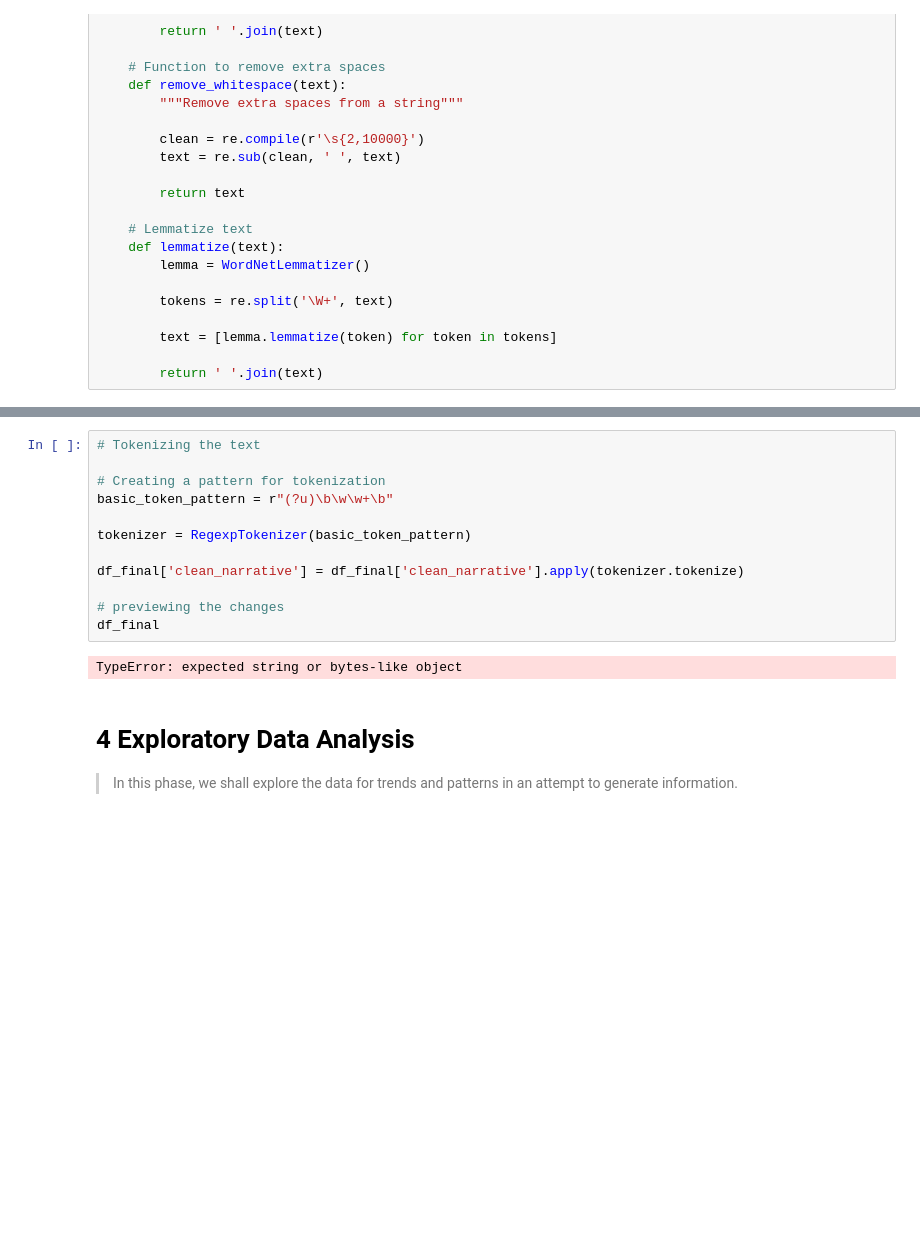
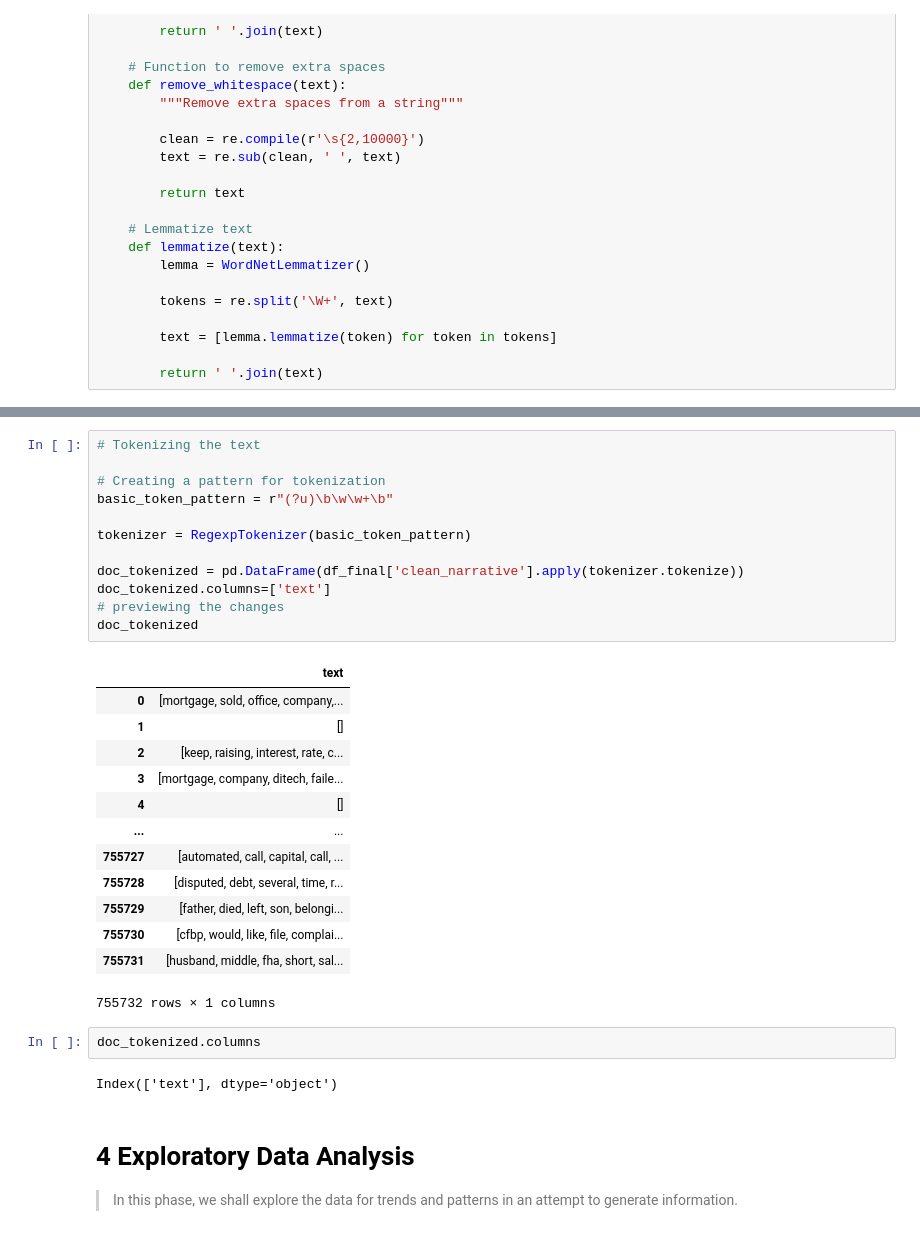
Before and after one commit to abnormalDistribute/Capstone-Project---Consumer-Complaints, a Jupyter notebook: index.ipynb, the cells around one changed output, grey strips where cells are left out. Cells and saved outputs as stored; diff of their text form; blank space fills up the shorter version.

```diff
--- a/index.ipynb
+++ b/index.ipynb
@@ -945,17 +925,33 @@ df_final
 # %%
 # Tokenizing the text
 
 # Creating a pattern for tokenization
 basic_token_pattern = r"(?u)\b\w\w+\b"
 
 tokenizer = RegexpTokenizer(basic_token_pattern)
 
-df_final['clean_narrative'] = df_final['clean_narrative'].apply(tokenizer.tokenize)
-
+doc_tokenized = pd.DataFrame(df_final['clean_narrative'].apply(tokenizer.tokenize))
+doc_tokenized.columns=['text']
 # previewing the changes
-df_final
+doc_tokenized
 # %% [output]
+|  | text |
+| 0 | [mortgage, sold, office, company,... |
+| 1 | [] |
+| 2 | [keep, raising, interest, rate, c... |
+| 3 | [mortgage, company, ditech, faile... |
+| 4 | [] |
+| ... | ... |
+| 755727 | [automated, call, capital, call, ... |
+| 755728 | [disputed, debt, several, time, r... |
+| 755729 | [father, died, left, son, belongi... |
+| 755730 | [cfbp, would, like, file, complai... |
+| 755731 | [husband, middle, fha, short, sal... |
-TypeError: expected string or bytes-like object
+755732 rows × 1 columns
+# %%
+doc_tokenized.columns
+# %% [output]
+Index(['text'], dtype='object')
 # %% [markdown]
 # 4 Exploratory Data Analysis
 > In this phase, we shall explore the data for trends and patterns in an attempt to generate information.
```
Also changed, not shown: parts of 54 cells of this notebook, 1 other file.
